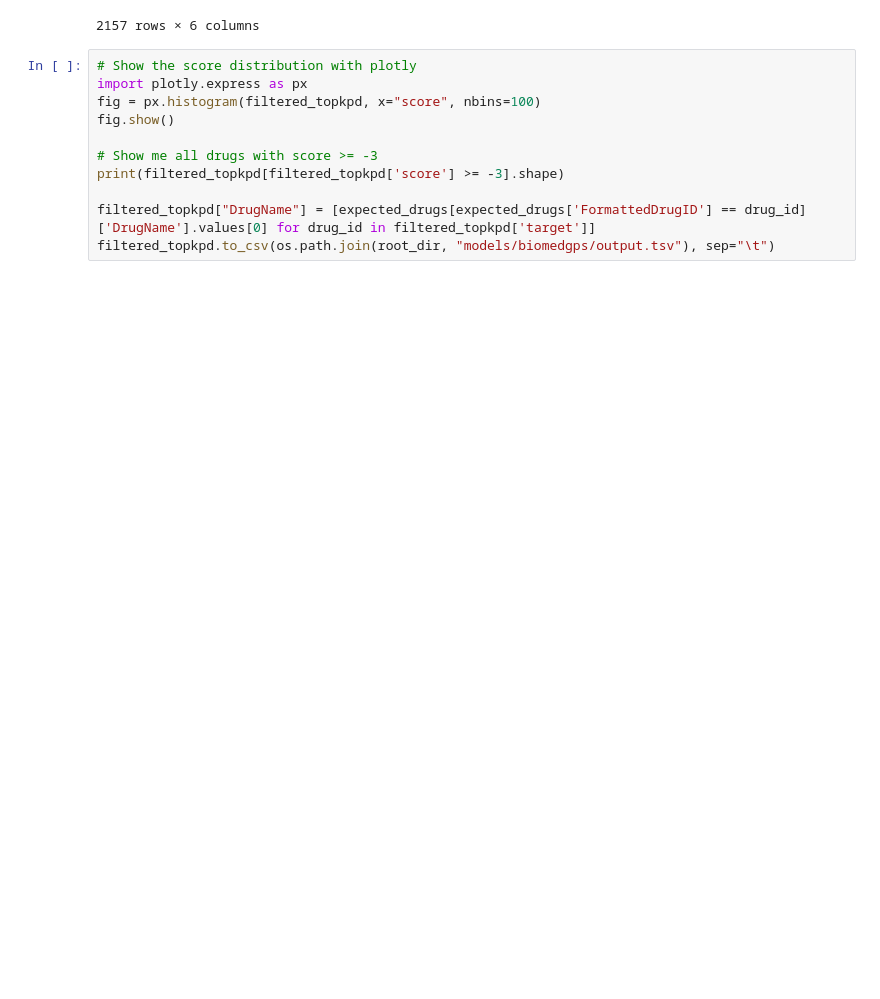
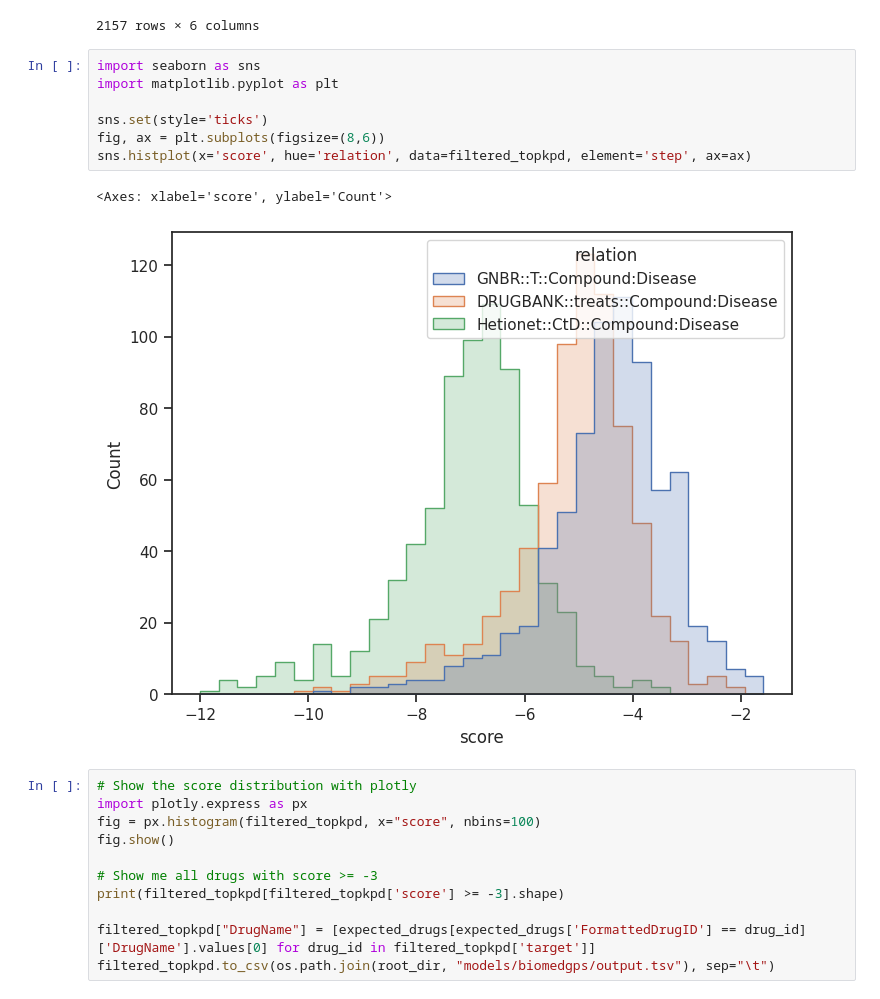
Before and after one commit to open-prophetdb/biomedgps-data, a Jupyter notebook: models/link_predict.ipynb, the cells around one changed output. Cells and saved outputs as stored; diff of their text form; blank space fills up the shorter version.

Commit message:
Improve plots for analyzing graph data.

```diff
--- a/models/link_predict.ipynb
+++ b/models/link_predict.ipynb
@@ -377,6 +404,16 @@ filtered_topkpd
 | 581 | Hetionet::CtD::Compound:Disease | 29536 | 19291 | -11.602646 | Disease::MONDO:0005404 | Compound::DrugBank:DB03896 |
 | 701 | Hetionet::CtD::Compound:Disease | 29536 | 79262 | -12.005384 | Disease::MONDO:0005404 | Compound::DrugBank:DB11323 |
 2157 rows × 6 columns
+# %%
+import seaborn as sns
+import matplotlib.pyplot as plt
+
+sns.set(style='ticks')
+fig, ax = plt.subplots(figsize=(8,6))
+sns.histplot(x='score', hue='relation', data=filtered_topkpd, element='step', ax=ax)
+# %% [output]
+<Axes: xlabel='score', ylabel='Count'>
+[figure, added]
 # %%
 # Show the score distribution with plotly
 import plotly.express as px
```
Also changed, not shown: parts of 2 cells of this notebook, 3 other files.
